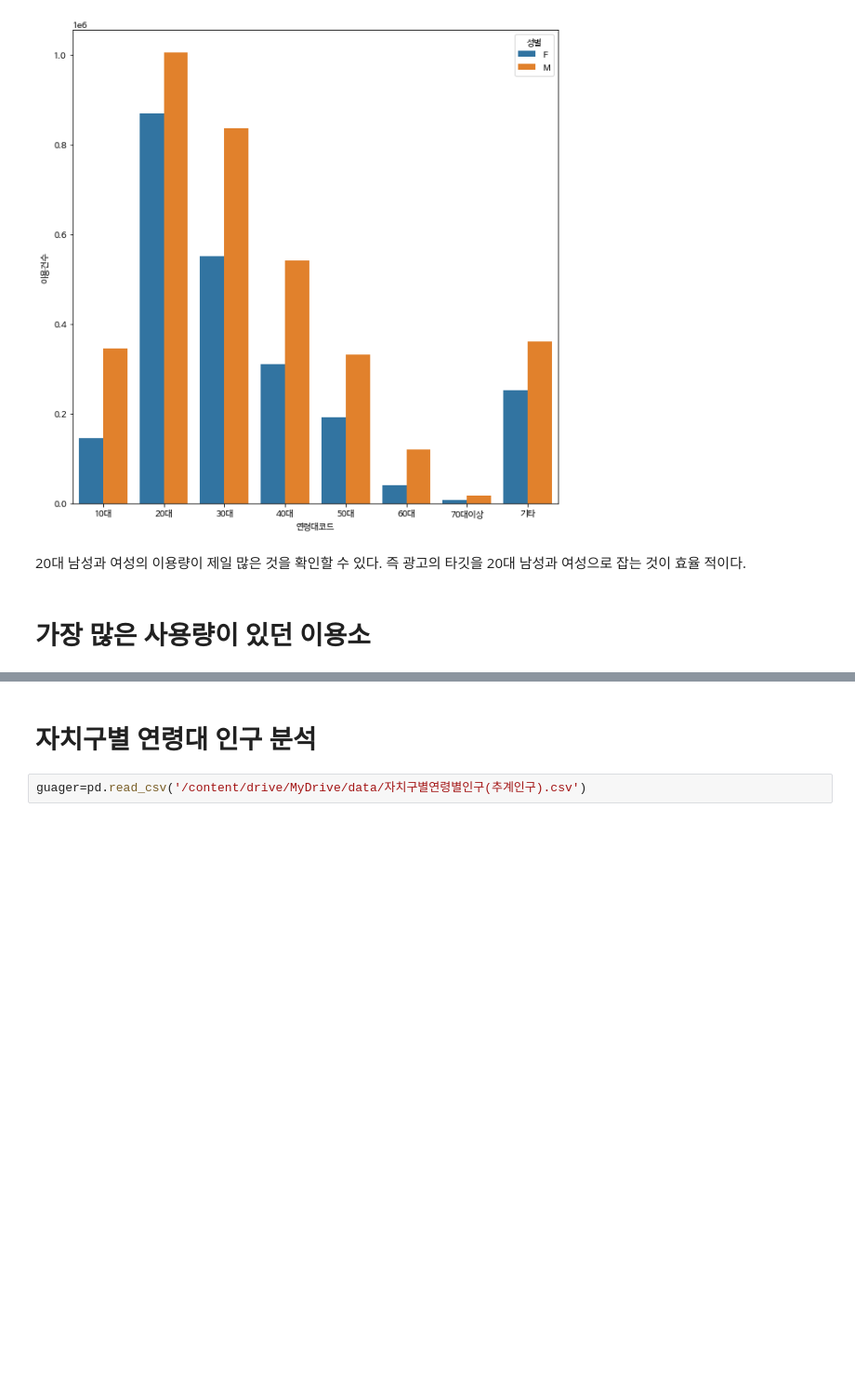
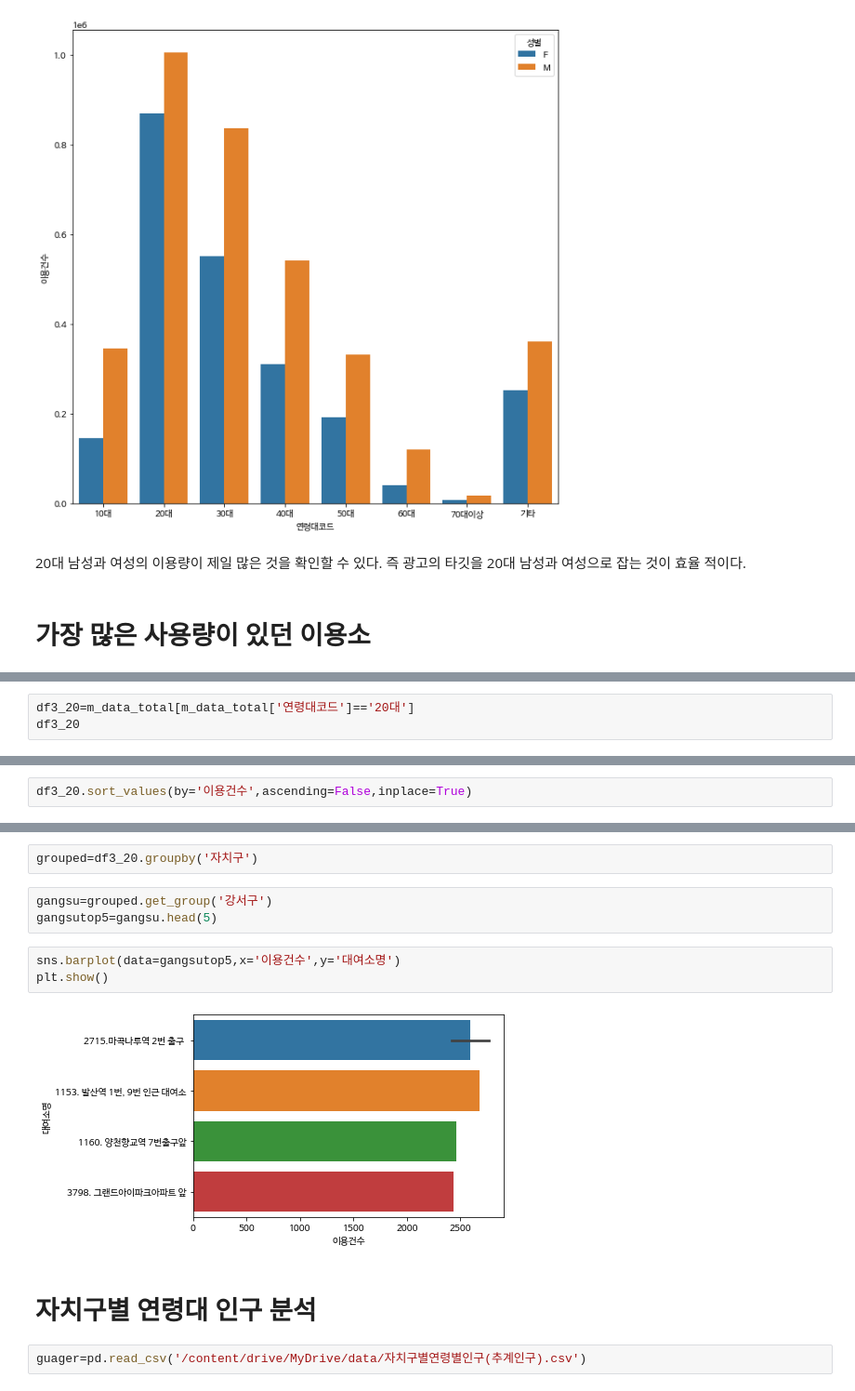
Before and after one commit to Aimerlee123/Python-teamproject, a Jupyter notebook: 공공자전거_이용현황_분석.ipynb, the cells around one changed output, grey strips where cells are left out. Shown: that part at 93% size. Cells and saved outputs as stored; diff of their text form; blank space fills up the shorter version.

```diff
--- a/공공자전거_이용현황_분석.ipynb
+++ b/공공자전거_이용현황_분석.ipynb
@@ -188,0 +246,3 @@ sns.barplot(x='연령대코드', y='이용건수', hue='성별',data=df1 )
+# %%
+df3_20=m_data_total[m_data_total['연령대코드']=='20대']
+df3_20
@@ -188,0 +263,2 @@ sns.barplot(x='연령대코드', y='이용건수', hue='성별',data=df1 )
+# %%
+df3_20.sort_values(by='이용건수',ascending=False,inplace=True)
@@ -189,3 +286,13 @@ sns.barplot(x='연령대코드', y='이용건수', hue='성별',data=df1 )
+# %%
+grouped=df3_20.groupby('자치구')
+# %%
+gangsu=grouped.get_group('강서구')
+gangsutop5=gangsu.head(5)
+# %%
+sns.barplot(data=gangsutop5,x='이용건수',y='대여소명')
+plt.show()
+# %% [output]
+[figure, added]
 # %% [markdown]
 # 자치구별 연령대 인구 분석
 # %%
```
Also changed, not shown: parts of 8 cells of this notebook.
